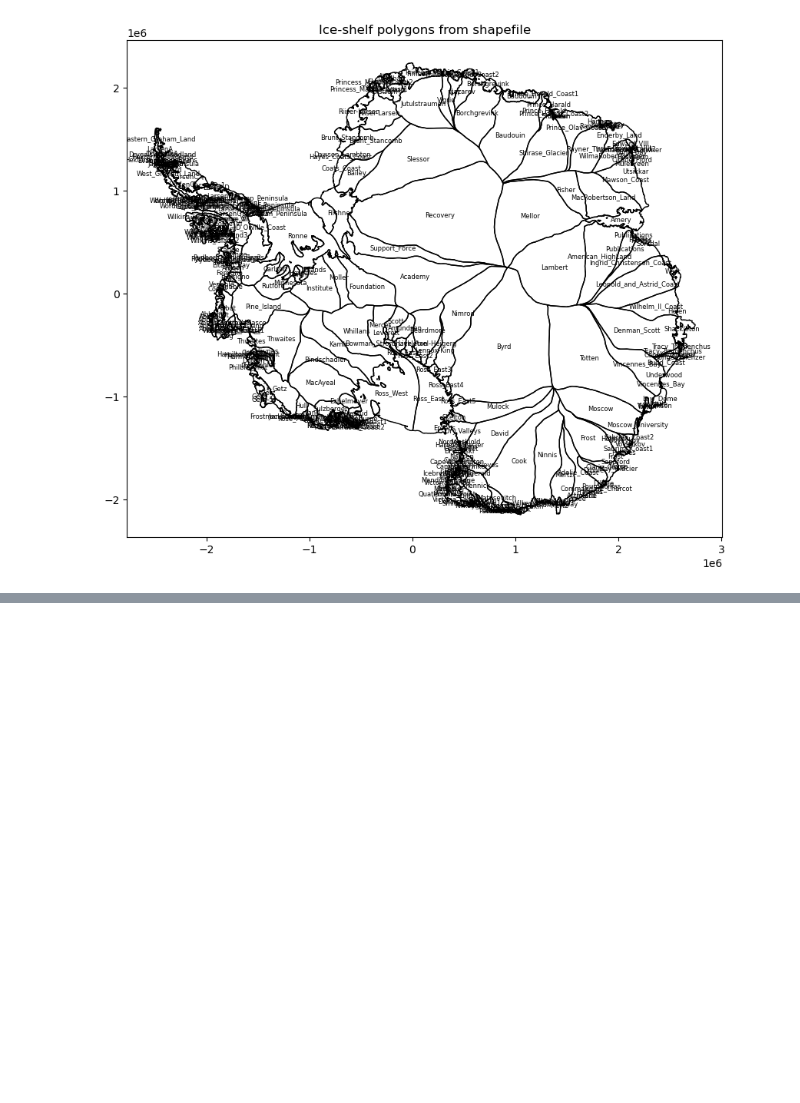
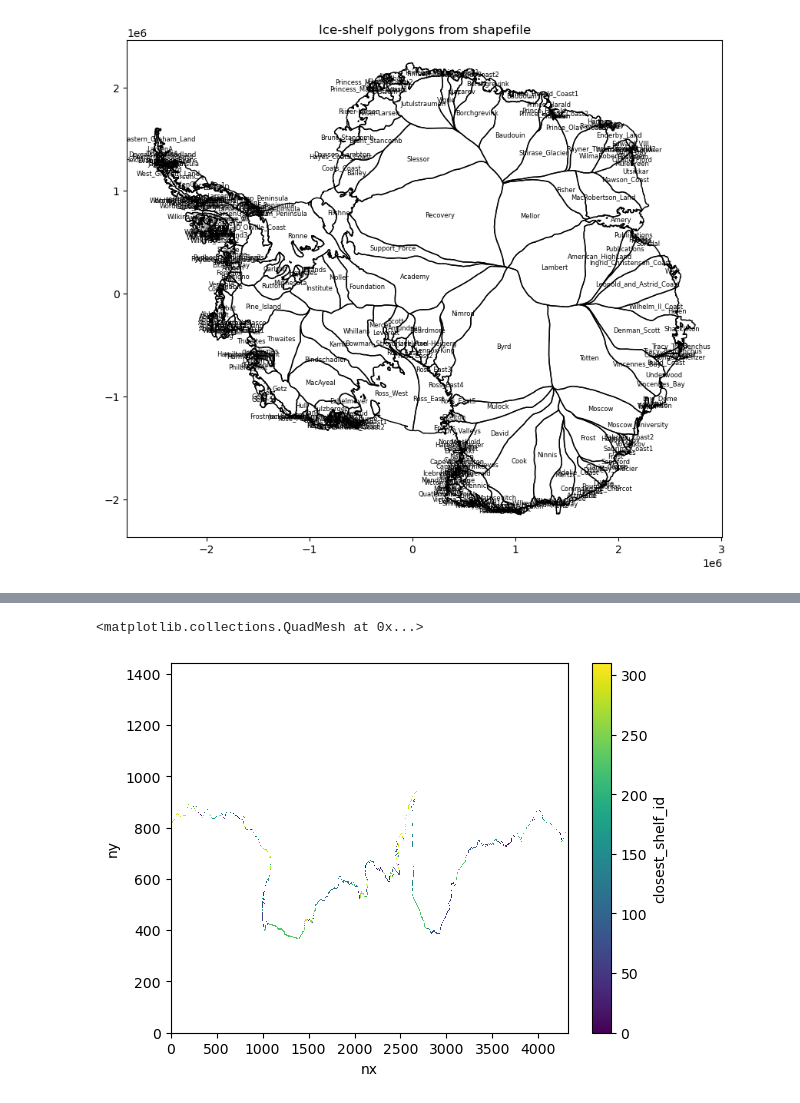
Before and after one commit to edoddridge/antarctic-bathymetry-project, a Jupyter notebook: analysis/basal-melt-parameterisation.ipynb, the cells around one changed output, grey strips where cells are left out. Drawn from its saved outputs; the diff is of its cells as text; code cells hidden in the pictures; blank space fills up the shorter version.

```diff
--- a/analysis/basal-melt-parameterisation.ipynb
+++ b/analysis/basal-melt-parameterisation.ipynb
@@ -338,5 +324,0 @@ Using bathy_product: DTU_DKL
-# %%
-# 3) Depth mask: XX to YY m
-# NOTE: The depth is stored as a positive value.
-depth = ds_sel["depth"]
-depth_mask = (depth >= 100) & (depth <= 2500)
@@ -611,0 +636,15 @@ Text(0.5, 1.0, 'Shelf assignments and ice-shelf polygons')
+# %%
+# Find all points within XX km of the ice shelf front
+product = 'NRL_CNN'
+
+shelf_to_num, num_to_shelf = create_shelf_name_number_dict(shelf, shelf_name_col=shelf_name_col)
+
+grounding_zone_da = map_depth_mask_points_to_closest_shelf(
+    bathymetry_product_name=product,
+    min_mask_depth=10,
+    max_mask_depth=4000,
+    shelf_to_num=shelf_to_num,
+    ds=topogs_with_hub,
+    shelf_gdf=shelf,
+    shelf_name_col=shelf_name_col,
+    max_distance_km=10)
@@ -611,0 +671,5 @@ Text(0.5, 1.0, 'Shelf assignments and ice-shelf polygons')
+# %%
+grounding_zone_da.plot()
+# %% [output]
+<matplotlib.collections.QuadMesh at 0x...>
+[figure, added]
```
Also changed, not shown: parts of 39 cells of this notebook.
